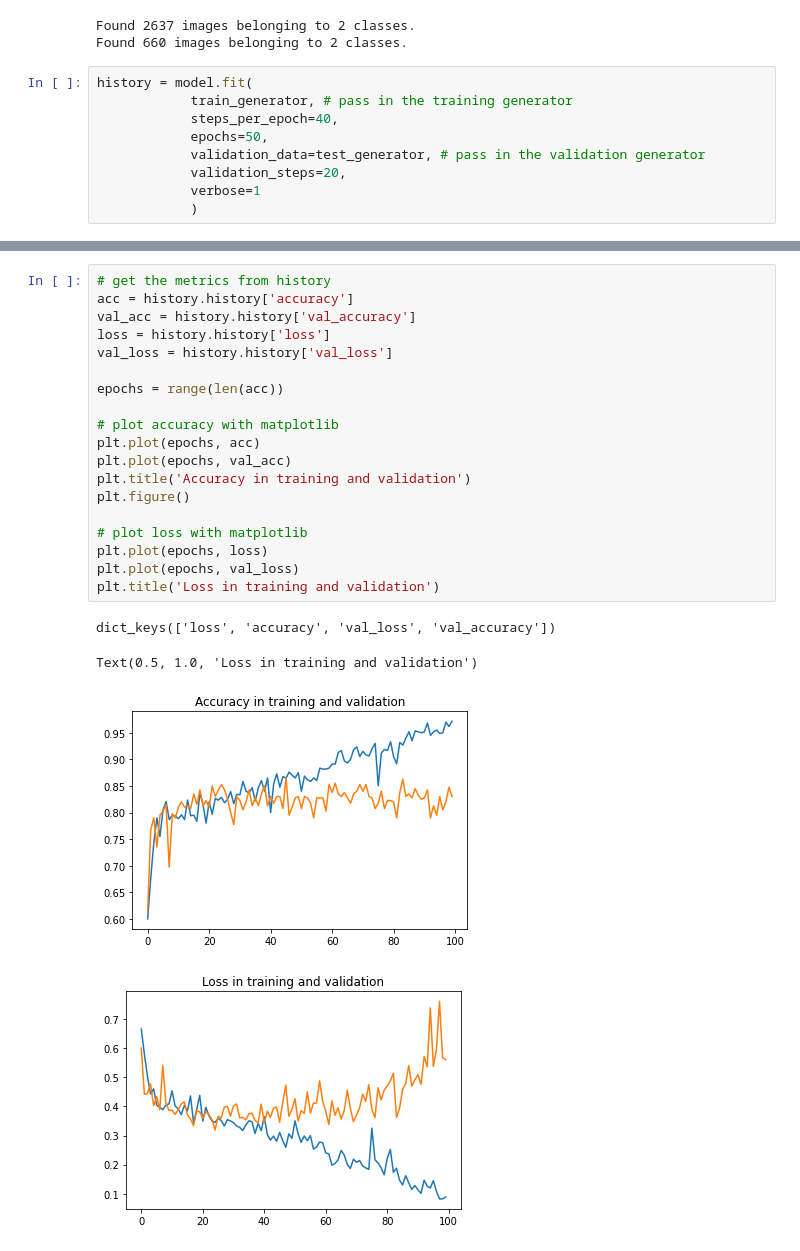
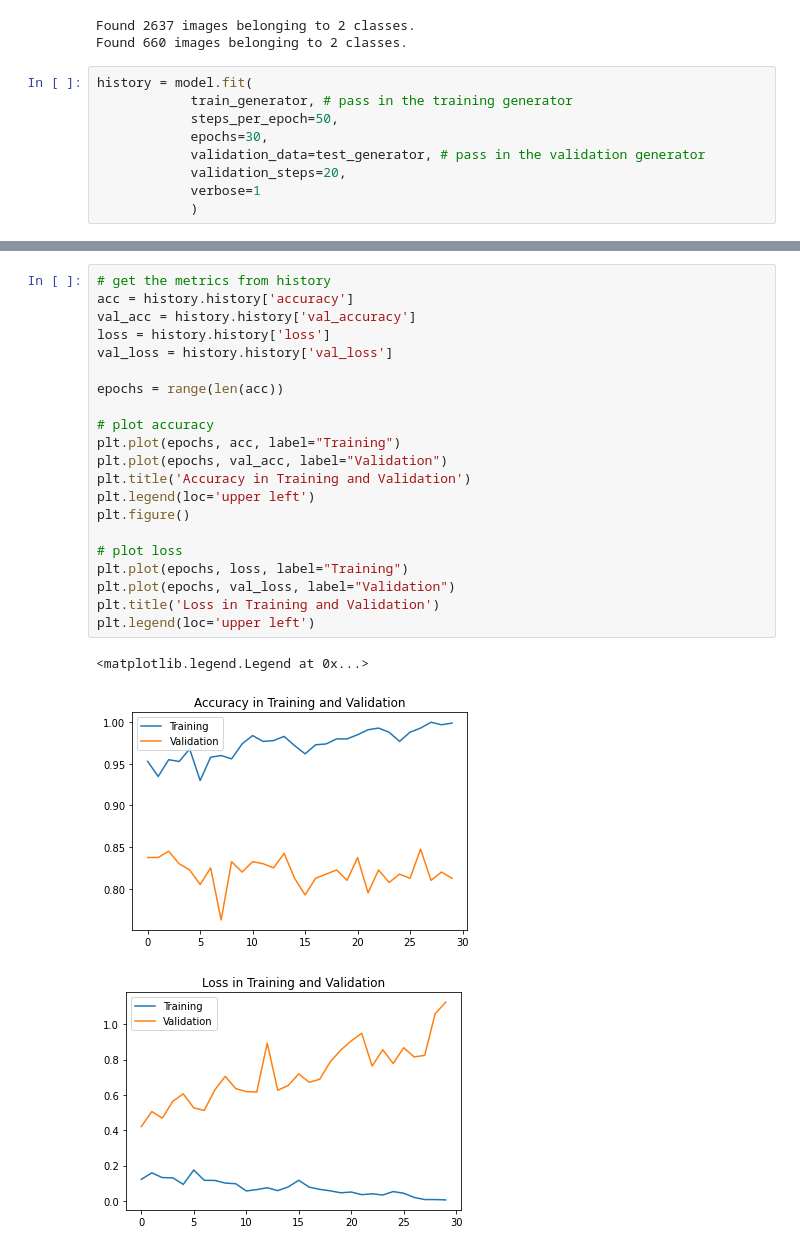
Before and after one commit to jamarcelin/melanoma-classifier, a Jupyter notebook: scripts/complete-notebook.ipynb, the cells around one changed output, grey strips where cells are left out. Drawn from its saved outputs; the diff is of its cells as text.

```diff
--- a/scripts/complete-notebook.ipynb
+++ b/scripts/complete-notebook.ipynb
@@ -55,8 +51,8 @@ Found 660 images belonging to 2 classes.
 # %%
 history = model.fit(
             train_generator, # pass in the training generator
-            steps_per_epoch=40,
-            epochs=50,
+            steps_per_epoch=50,
+            epochs=30,
             validation_data=test_generator, # pass in the validation generator
             validation_steps=20,
             verbose=1
@@ -66,27 +78,28 @@ NameError: name 'model' is not defined
 # %%
 # get the metrics from history
 acc = history.history['accuracy']
 val_acc = history.history['val_accuracy']
 loss = history.history['loss']
 val_loss = history.history['val_loss']
 
 epochs = range(len(acc))
 
-# plot accuracy with matplotlib
-plt.plot(epochs, acc)
-plt.plot(epochs, val_acc)
-plt.title('Accuracy in training and validation')
+# plot accuracy
+plt.plot(epochs, acc, label="Training")
+plt.plot(epochs, val_acc, label="Validation")
+plt.title('Accuracy in Training and Validation')
+plt.legend(loc='upper left')
 plt.figure()
 
-# plot loss with matplotlib
-plt.plot(epochs, loss)
-plt.plot(epochs, val_loss)
-plt.title('Loss in training and validation')
+# plot loss
+plt.plot(epochs, loss, label="Training")
+plt.plot(epochs, val_loss, label="Validation")
+plt.title('Loss in Training and Validation')
+plt.legend(loc='upper left')
 # %% [output]
-dict_keys(['loss', 'accuracy', 'val_loss', 'val_accuracy'])
+<matplotlib.legend.Legend at 0x...>
-Text(0.5, 1.0, 'Loss in training and validation')
-[figure, old version]
+[figure, new version]
-[figure, old version]
+[figure, new version]
 # %%
 # Filepath must end in '/' and contain benign and malignant directories
 # Returns a list of n tuples, [(filename, correct_label)...]
```
Also changed, not shown: parts of 7 cells of this notebook, 1 other file.
